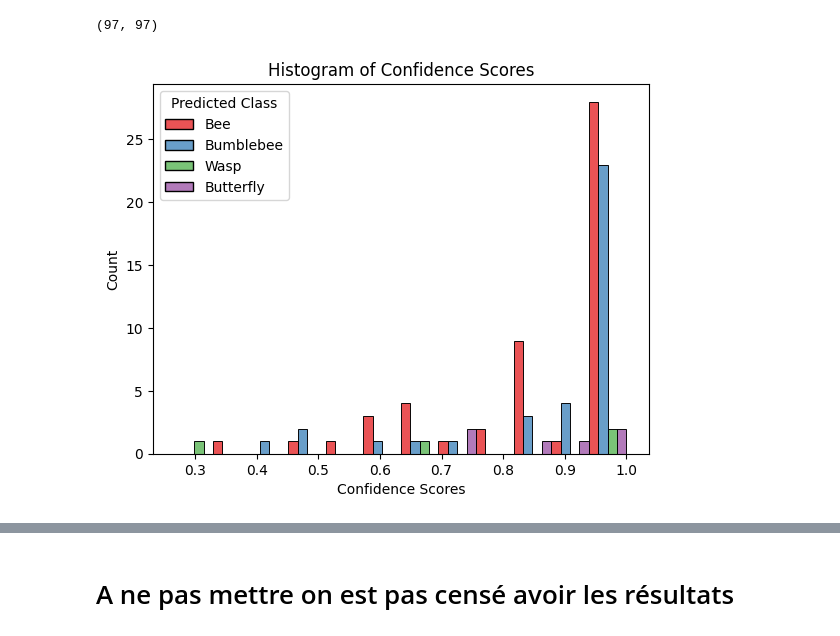
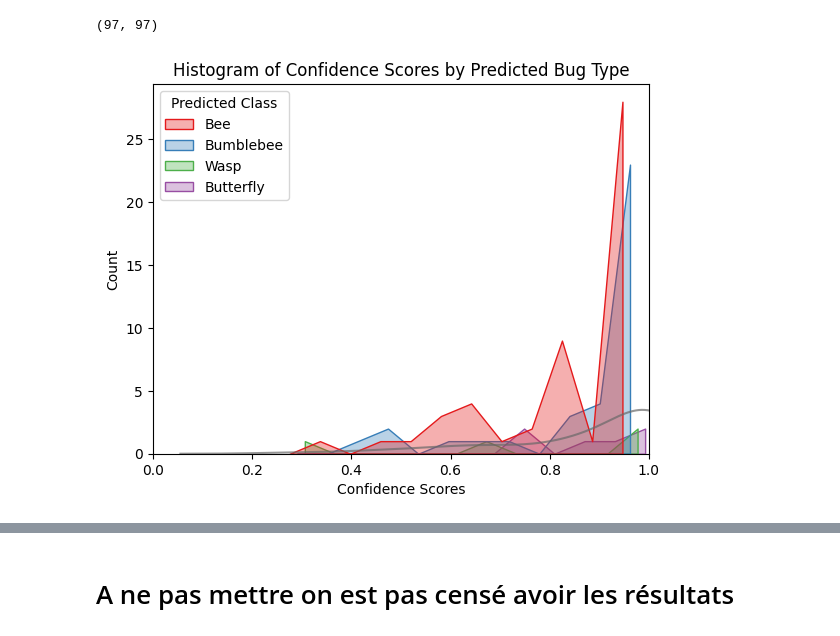
Before and after one commit to alexisvafiadis/Bug-Images-Data-Analysis-And-Type-Classification, a Jupyter notebook: 6_test_prediction.ipynb, the cells around one changed output, grey strips where cells are left out. Cells and saved outputs as stored; diff of their text form; code cells hidden in the pictures.

```diff
--- a/6_test_prediction.ipynb
+++ b/6_test_prediction.ipynb
@@ -1629,18 +1657,22 @@ len(confidence_scores), len(y_pred5)
 # %%
 data = pd.DataFrame({'Confidence Scores': confidence_scores, 'Predicted Class': y_pred5})
 
 # Set the color palette based on the predicted class
 palette = sns.color_palette('Set1', n_colors=len(data['Predicted Class'].unique()))
 
-# Plot the histogram
-sns.histplot(data=data, x='Confidence Scores', hue='Predicted Class', palette=palette, multiple='dodge')
+# Plot the histogram  with bigger edges for poly element
+ax = sns.kdeplot(confidence_scores, color='dimgrey', alpha=0.7)
+ax = sns.histplot(data=data, x='Confidence Scores', hue='Predicted Class', palette=palette, multiple='dodge', element='poly', alpha=0.35,stat='count')
+# set limits between 0 and 1
+ax.set_xlim(0, 1)
+sns.move_legend(ax, "upper left")
 
 # Set plot title and labels
-plt.title('Histogram of Confidence Scores')
+plt.title('Histogram of Confidence Scores by Predicted Bug Type')
 plt.xlabel('Confidence Scores')
 plt.ylabel('Count')
 
 # Show the plot
 plt.show()
 # %% [output]
-[figure, old version]
+[figure, new version]
```
Also changed, not shown: parts of 5 cells of this notebook, 1 other file.
